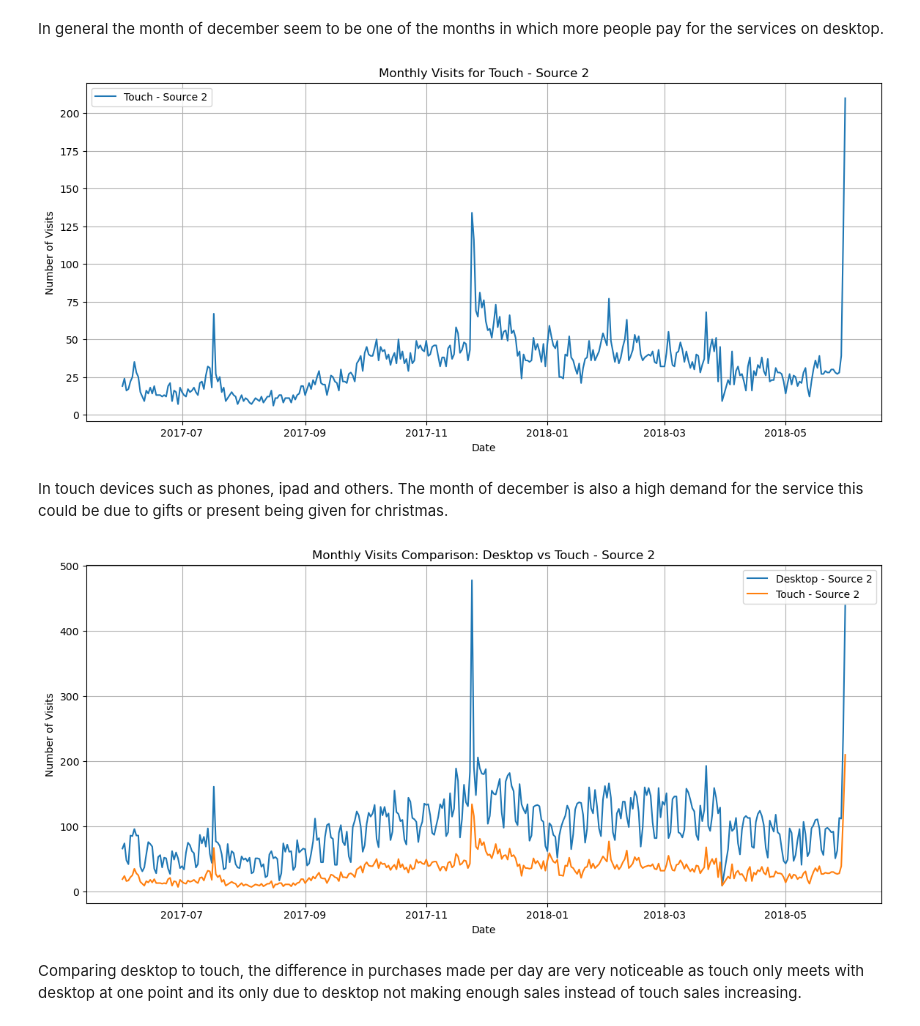
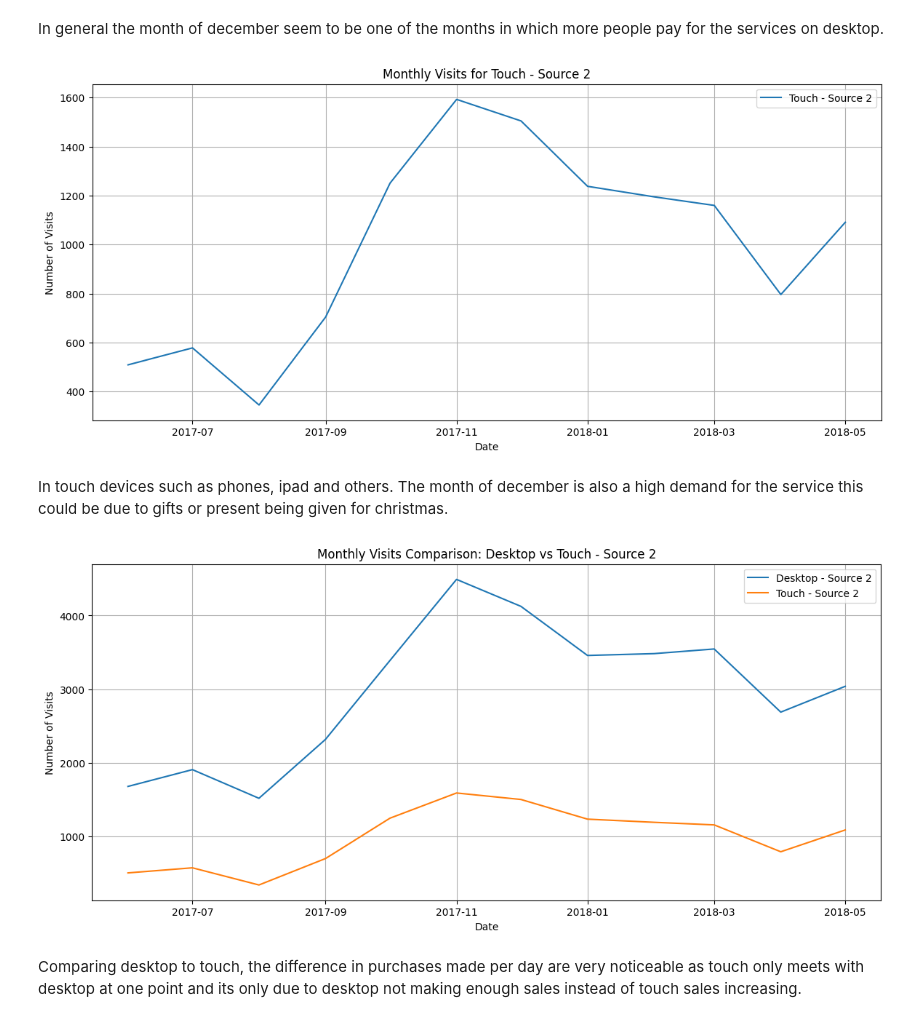
Before and after one commit to Jenner-Valdez/Yandex.Music, a Jupyter notebook: Datasets/Jupyter Notebook.ipynb, the cells around one changed output. Saved outputs shown, nothing was run; the diff lists cells and outputs as text; code cells hidden in the pictures.

```diff
--- a/Datasets/Jupyter Notebook.ipynb
+++ b/Datasets/Jupyter Notebook.ipynb
@@ -294,13 +448,16 @@ print(orders.head())
 3 2017-06-01 00:29:00     0.55  16109239769442553005
 4 2017-06-01 07:58:00     0.37  14200605875248379450
 # %%
-#The time it takes for customers to purchase the item
-visits.set_index('Uid', inplace=True)
+#calculate the first visit date for each user
+first_visits = visits.groupby('Uid')['Start Ts'].min().reset_index()
+first_visits.rename(columns={'Start Ts': 'First Visit Ts'}, inplace=True)
 
-merged_df = pd.merge(orders, visits, on='Uid')
+#merge the first visit date with the order data
+merged_df = pd.merge(orders, first_visits, on='Uid')
 
-merged_df['Time to Buy (minutes)'] = (merged_df['Buy Ts'] - merged_df['Start Ts']).dt.total_seconds() / 60
+merged_df['Time to Buy (days)'] = (merged_df['Buy Ts'] - merged_df['First Visit Ts']).dt.days
 
-result = merged_df[['Uid', 'Buy Ts', 'Start Ts', 'Time to Buy (minutes)']].sample(10)
-result
+result = merged_df[['Uid', 'Buy Ts', 'First Visit Ts', 'Time to Buy (days)']].sample(10)
+
+print(result)
 # %% [output]
@@ -448,0 +934,18 @@ costs_monthly_aggregated['dt'] = costs_monthly_aggregated['dt'].dt.to_timestamp(
+# %%
+# Add a new column for the month
+visits['month'] = visits['Start Ts'].dt.to_period('M')
+
+# Aggregate visits by month, device, and source
+visits_aggregated = visits.groupby(['month', 'Device', 'Source Id']).size().reset_index(name='Visits')
+
+# Convert 'month' back to datetime for plotting
+visits_aggregated['month'] = visits_aggregated['month'].dt.to_timestamp()
+
+print(visits_aggregated.head())
+
+# Example device and source to filter
+device_example = 'desktop'
+source_example = 2
+
+# Filter the data for the specified device and source
+visits_subset = visits_aggregated[(visits_aggregated['Device'] == device_example) & (visits_aggregated['Source Id'] == source_example)]
@@ -502,14 +977,15 @@ plt.show()
 # %% [markdown]
 In general the month of december seem to be one of the months in which more people pay for the services on desktop.
 # %%
-#plot visits for touch and source over time
 device_example = 'touch'
 source_example = 2
+
+# Filter the data for the specified device and source
 visits_subset_touch = visits_aggregated[(visits_aggregated['Device'] == device_example) & (visits_aggregated['Source Id'] == source_example)]
 
-# Plotting Daily Visits for Touch - Source 2
+# Plot visits over time for the specified device and source
 plt.figure(figsize=(14, 6))
-plt.plot(visits_subset_touch['Start Ts'], visits_subset_touch['Visits'], label=f'{device_example.capitalize()} - Source {source_example}')
+plt.plot(visits_subset_touch['month'], visits_subset_touch['Visits'], label=f'{device_example.capitalize()} - Source {source_example}')
 plt.title(f'Monthly Visits for {device_example.capitalize()} - Source {source_example}')
 plt.xlabel('Date')
 plt.ylabel('Number of Visits')
@@ -517,6 +993,6 @@ plt.legend()
 plt.grid(True)
 plt.show()
 # %% [output]
-[figure, old version]
+[figure, new version]
 # %% [markdown]
 In touch devices such as phones, ipad and others. The month of december is also a high demand for the service this could be due to gifts or present being given for christmas.
@@ -523,23 +1005,16 @@ In touch devices such as phones, ipad and others. The month of december is also
 # %%
 #Combine both graphs into one for a better comparison from one to the other
-source_example = 2
-device_desktop = 'desktop'
-device_touch = 'touch'
-
-visits_subset_desktop = visits_aggregated[(visits_aggregated['Device'] == device_desktop) & (visits_aggregated['Source Id'] == source_example)]
-visits_subset_touch = visits_aggregated[(visits_aggregated['Device'] == device_touch) & (visits_aggregated['Source Id'] == source_example)]
-
 plt.figure(figsize=(14, 6))
-plt.plot(visits_subset_desktop['Start Ts'], visits_subset_desktop['Visits'], label='Desktop - Source 2')
-plt.plot(visits_subset_touch['Start Ts'], visits_subset_touch['Visits'], label='Touch - Source 2')
+plt.plot(visits_subset_desktop['month'], visits_subset_desktop['Visits'], label='Desktop - Source 2')
+plt.plot(visits_subset_touch['month'], visits_subset_touch['Visits'], label='Touch - Source 2')
 plt.title('Monthly Visits Comparison: Desktop vs Touch - Source 2')
 plt.xlabel('Date')
 plt.ylabel('Number of Visits')
 plt.legend()
 plt.grid(True)
 plt.show()
 # %% [output]
-[figure, old version]
+[figure, new version]
 # %% [markdown]
 Comparing desktop to touch, the difference in purchases made per day are very noticeable as touch only meets with desktop at one point and its only due to desktop not making enough sales instead of touch sales increasing.
 # %% [markdown]
```
Also changed, not shown: parts of 89 cells of this notebook.
